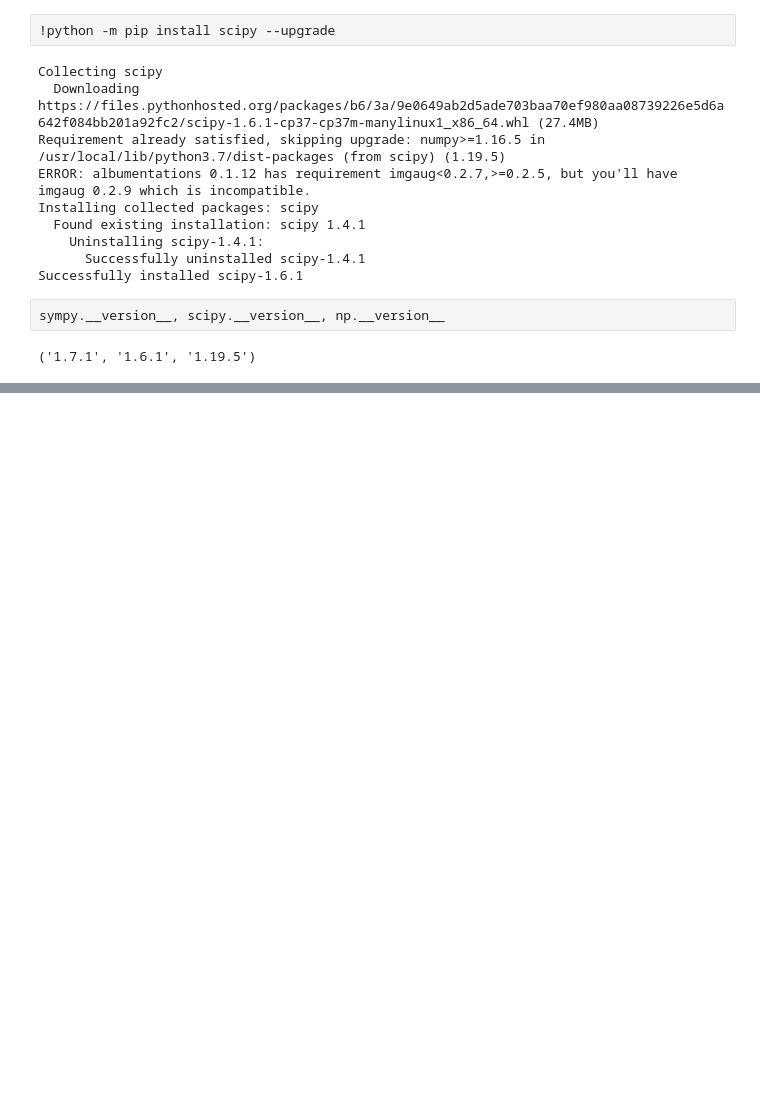
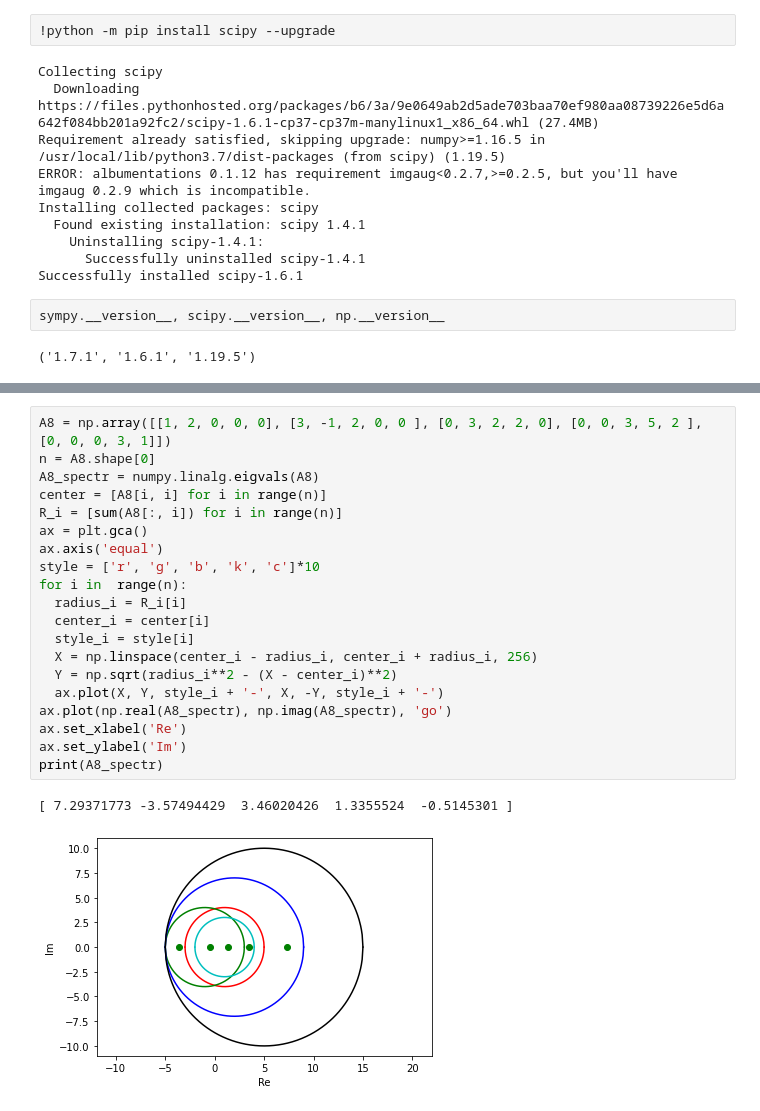
Before and after one commit to GalinaZh/Appl_alg2021, a Jupyter notebook: Applied_Alg_sem_10_rank.ipynb, the cells around one changed output, grey strips where cells are left out. Saved outputs shown, nothing was run; the diff lists cells and outputs as text; blank space fills up the shorter version.

```diff
--- a/Applied_Alg_sem_10_rank.ipynb
+++ b/Applied_Alg_sem_10_rank.ipynb
@@ -128,0 +319,23 @@ display([('ord', item, '||M||', [(Mnorm, round(Mnorm, 5)) for Mnorm in [Msym.nor
+# %%
+A8 = np.array([[1, 2, 0, 0, 0], [3, -1, 2, 0, 0 ], [0, 3, 2, 2, 0], [0, 0, 3, 5, 2 ], [0, 0, 0, 3, 1]])
+n = A8.shape[0]
+A8_spectr = numpy.linalg.eigvals(A8)
+center = [A8[i, i] for i in range(n)]
+R_i = [sum(A8[:, i]) for i in range(n)]
+ax = plt.gca()
+ax.axis('equal')
+style = ['r', 'g', 'b', 'k', 'c']*10
+for i in  range(n):
+  radius_i = R_i[i]
+  center_i = center[i]
+  style_i = style[i]
+  X = np.linspace(center_i - radius_i, center_i + radius_i, 256)
+  Y = np.sqrt(radius_i**2 - (X - center_i)**2)
+  ax.plot(X, Y, style_i + '-', X, -Y, style_i + '-')
+ax.plot(np.real(A8_spectr), np.imag(A8_spectr), 'go')
+ax.set_xlabel('Re')
+ax.set_ylabel('Im')
+print(A8_spectr)
+# %% [output]
+[ 7.29371773 -3.57494429  3.46020426  1.3355524  -0.5145301 ]
+[figure, added]
```
Also changed, not shown: parts of 24 cells of this notebook.
